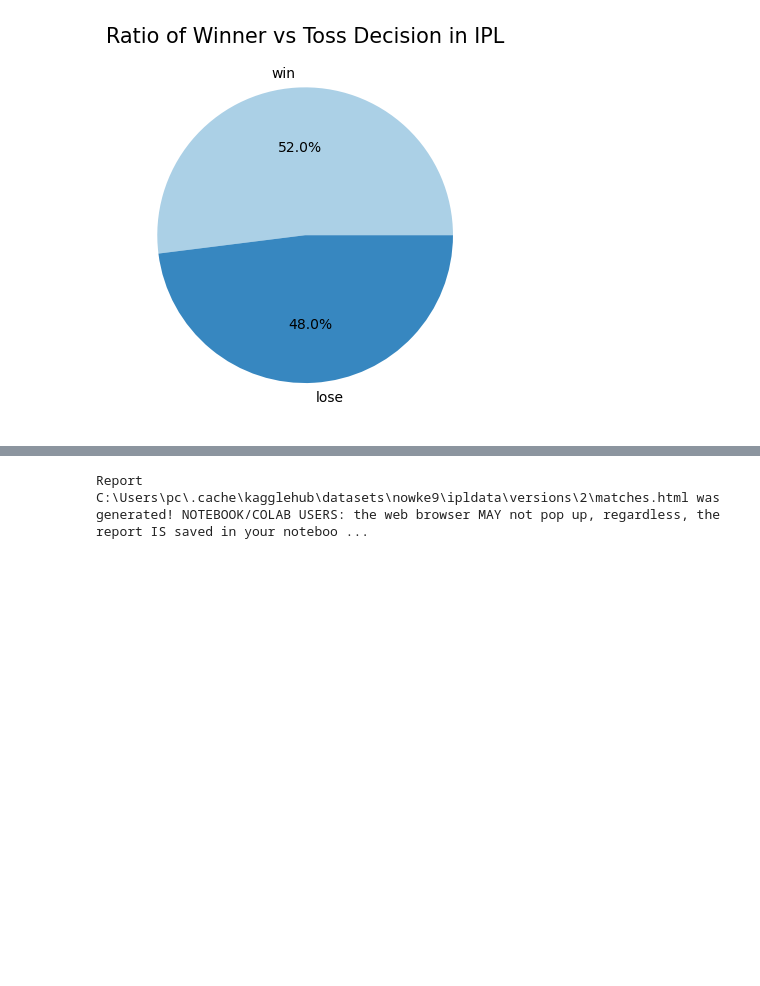
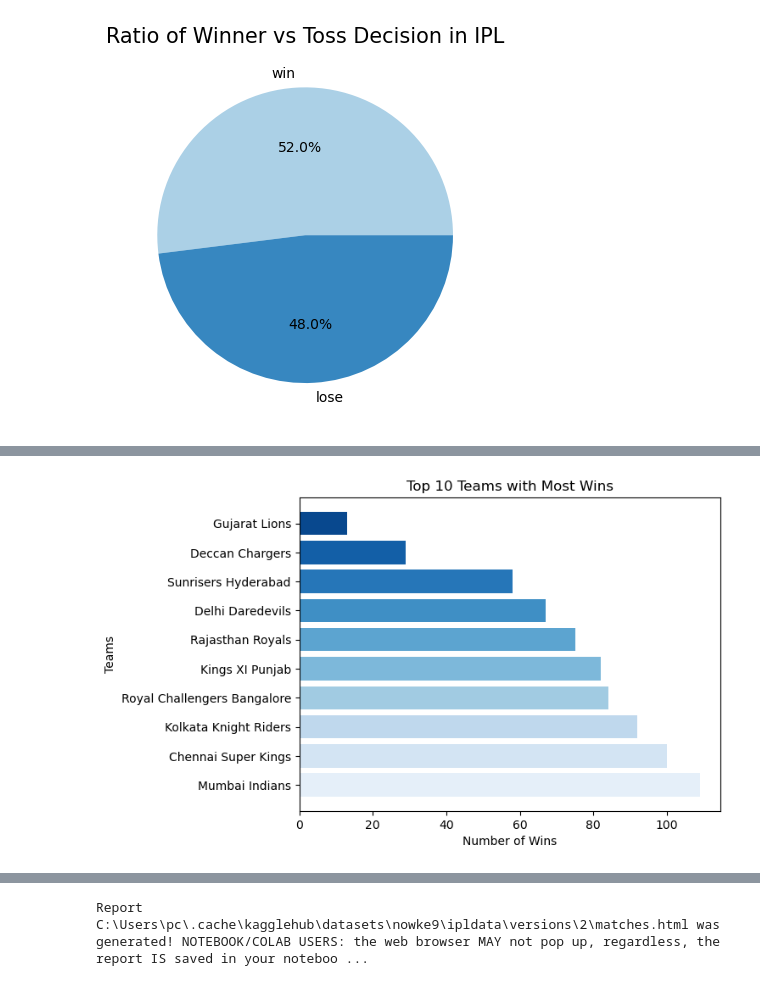
Before and after one commit to ihsazal/EDGE, a Jupyter notebook: IPL 2009-2018 data visualization.ipynb, the cells around one changed output, grey strips where cells are left out. Saved outputs shown, nothing was run; the diff lists cells and outputs as text; code cells hidden in the pictures; blank space fills up the shorter version.

```diff
--- a/IPL 2009-2018 data visualization.ipynb
+++ b/IPL 2009-2018 data visualization.ipynb
@@ -250,0 +253,10 @@ Name: count, dtype: int64
+# %%
+#Showing the top 10 most team who wins the most matches
+top_10_Winning_team = df['winner'].value_counts().head(10)
+plt.barh(top_10_Winning_team.index, top_10_Winning_team.values, color=colors)
+plt.xlabel('Number of Wins')
+plt.ylabel('Teams')
+plt.title('Top 10 Teams with Most Wins')
+plt.show()
+# %% [output]
+[figure, added]
```
Also changed, not shown: parts of 4 cells of this notebook.
